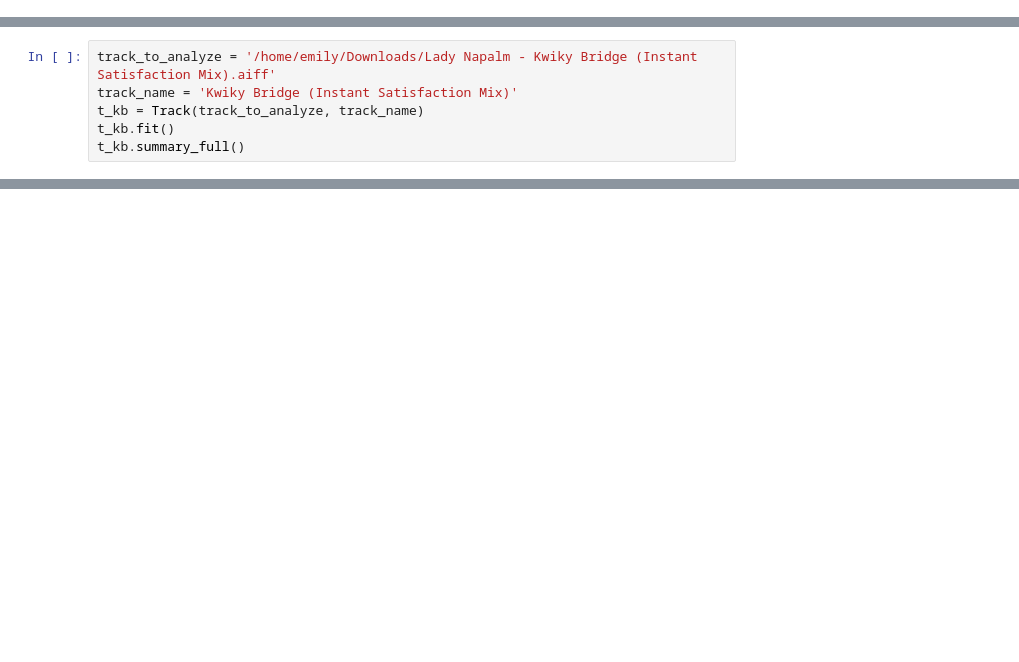
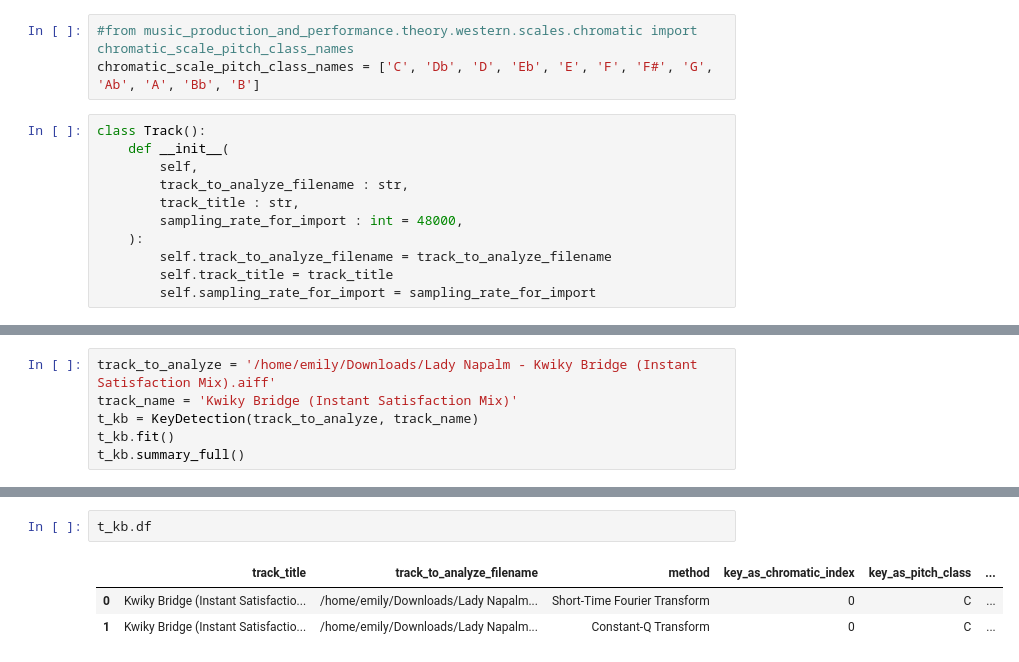
Before and after one commit to badassdatascience/music-production-and-performance, a Jupyter notebook: music_production_and_performance/features/key_detection.ipynb, the cells around one changed output, grey strips where cells are left out. Cells and saved outputs as stored; diff of their text form; blank space fills up the shorter version.

```diff
--- a/music_production_and_performance/features/key_detection.ipynb
+++ b/music_production_and_performance/features/key_detection.ipynb
@@ -1 +11,15 @@
+# %%
+#from music_production_and_performance.theory.western.scales.chromatic import chromatic_scale_pitch_class_names
+chromatic_scale_pitch_class_names = ['C', 'Db', 'D', 'Eb', 'E', 'F', 'F#', 'G', 'Ab', 'A', 'Bb', 'B']
+# %%
+class Track():
+    def __init__(
+        self,
+        track_to_analyze_filename : str,
+        track_title : str,
+        sampling_rate_for_import : int = 48000,
+    ):
+        self.track_to_analyze_filename = track_to_analyze_filename
+        self.track_title = track_title
+        self.sampling_rate_for_import = sampling_rate_for_import
 # %%
@@ -125,7 +206,7 @@ class Track():
 # %%
 track_to_analyze = '/home/emily/Downloads/Lady Napalm - Kwiky Bridge (Instant Satisfaction Mix).aiff'
 track_name = 'Kwiky Bridge (Instant Satisfaction Mix)'
-t_kb = Track(track_to_analyze, track_name)
+t_kb = KeyDetection(track_to_analyze, track_name)
 t_kb.fit()
 t_kb.summary_full()
 # %% [output]
@@ -138,3 +249,9 @@ t_kb.summary_full()
+# %%
+t_kb.df
+# %% [output]
+|  | track_title | track_to_analyze_filename | method | key_as_chromatic_index | key_as_pitch_class | ... |
+| 0 | Kwiky Bridge (Instant Satisfactio... | /home/emily/Downloads/Lady Napalm... | Short-Time Fourier Transform | 0 | C | ... |
+| 1 | Kwiky Bridge (Instant Satisfactio... | /home/emily/Downloads/Lady Napalm... | Constant-Q Transform | 0 | C | ... |
 # %%
 track_to_analyze = '/home/emily/Downloads/Lady Napalm - Voice in the Distance.aiff'
 track_name = 'Voice in the Distance'
```
Also changed, not shown: parts of 5 cells of this notebook.
